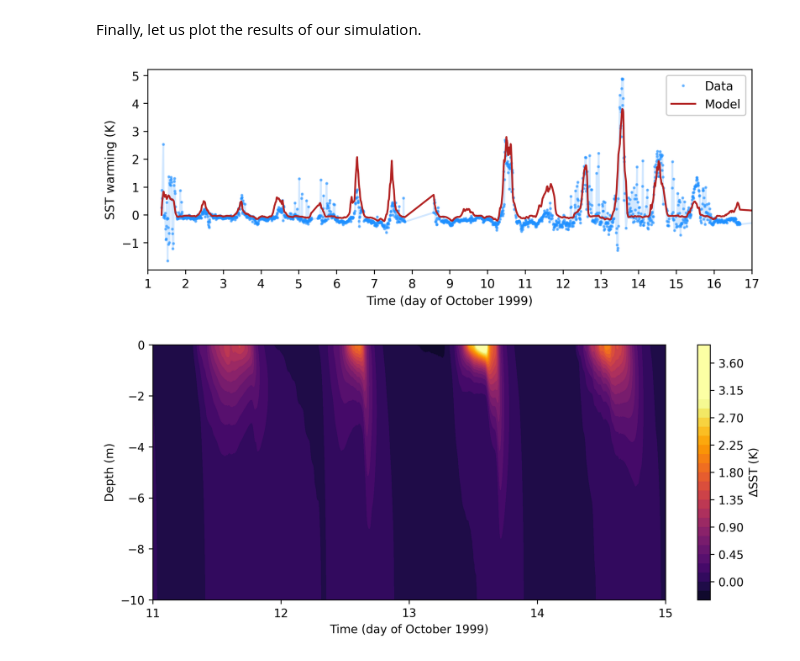
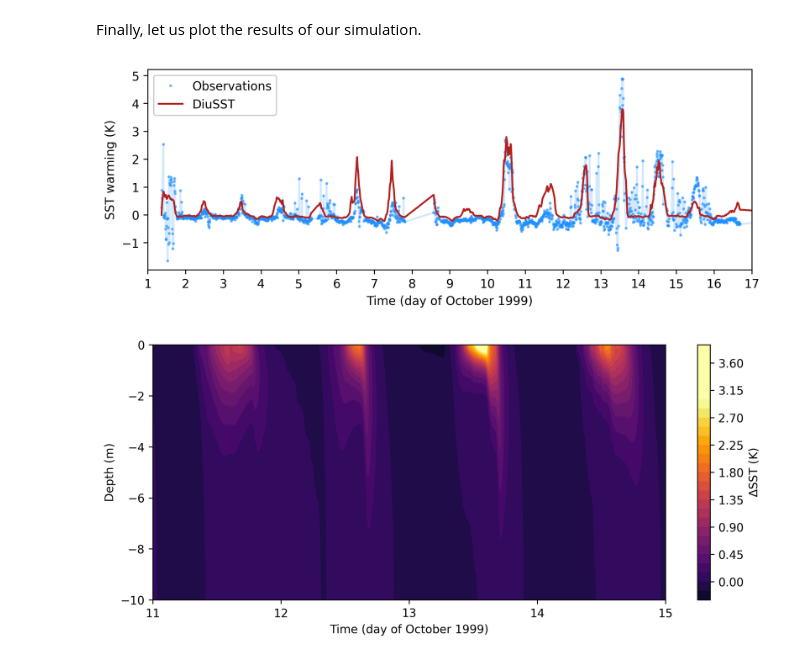
Before and after one commit to reykboerner/diusst, a Jupyter notebook: docs/run_diusst.ipynb, the cells around one changed output. Drawn from its saved outputs; the diff is of its cells as text; code cells hidden in the pictures.

```diff
--- a/docs/run_diusst.ipynb
+++ b/docs/run_diusst.ipynb
@@ -114,19 +95,18 @@ Finally, let us plot the results of our simulation.
 # %%
 fig, ax = plt.subplots(dpi=300,figsize=(9,3))
 
 ax.plot(data_orig['time_day'],data_orig['dsst'],alpha=0.2,c='dodgerblue')
-ax.plot(data_orig['time_day'],data_orig['dsst'],'.',markersize=3,alpha=0.5,c='dodgerblue', label='Data')
-ax.plot(data_orig['time_day'][:-1],simu_dsst[idx],c='firebrick', label='Model')
+ax.plot(data_orig['time_day'],data_orig['dsst'],'.',markersize=3,alpha=0.5,c='dodgerblue', label='Observations')
+ax.plot(data_orig['time_day'][:-1],simu_dsst[idx],c='firebrick', label=r'DiuSST')
 
 ax.legend(framealpha=1)
 ax.set(xlim=(0,20.5),xticks=np.arange(0,21),xticklabels=np.arange(0,21)+1)
 ax.set_xlim(0,16)
 ax.set(xlabel='Time (day of October 1999)')
 ax.set(ylabel='SST warming (K)')
-
 plt.show()
 # %% [output]
-[figure, old version]
+[figure, new version]
 # %%
 fig, ax = plt.subplots(dpi=300,figsize=(10,4))
 plot = ax.contourf(simu[1]/86400,simu[2],simu[0].transpose()-T_f,levels=30,cmap='inferno', vmin=-0.5, vmax=3)
```
Also changed, not shown: parts of 2 cells of this notebook.
